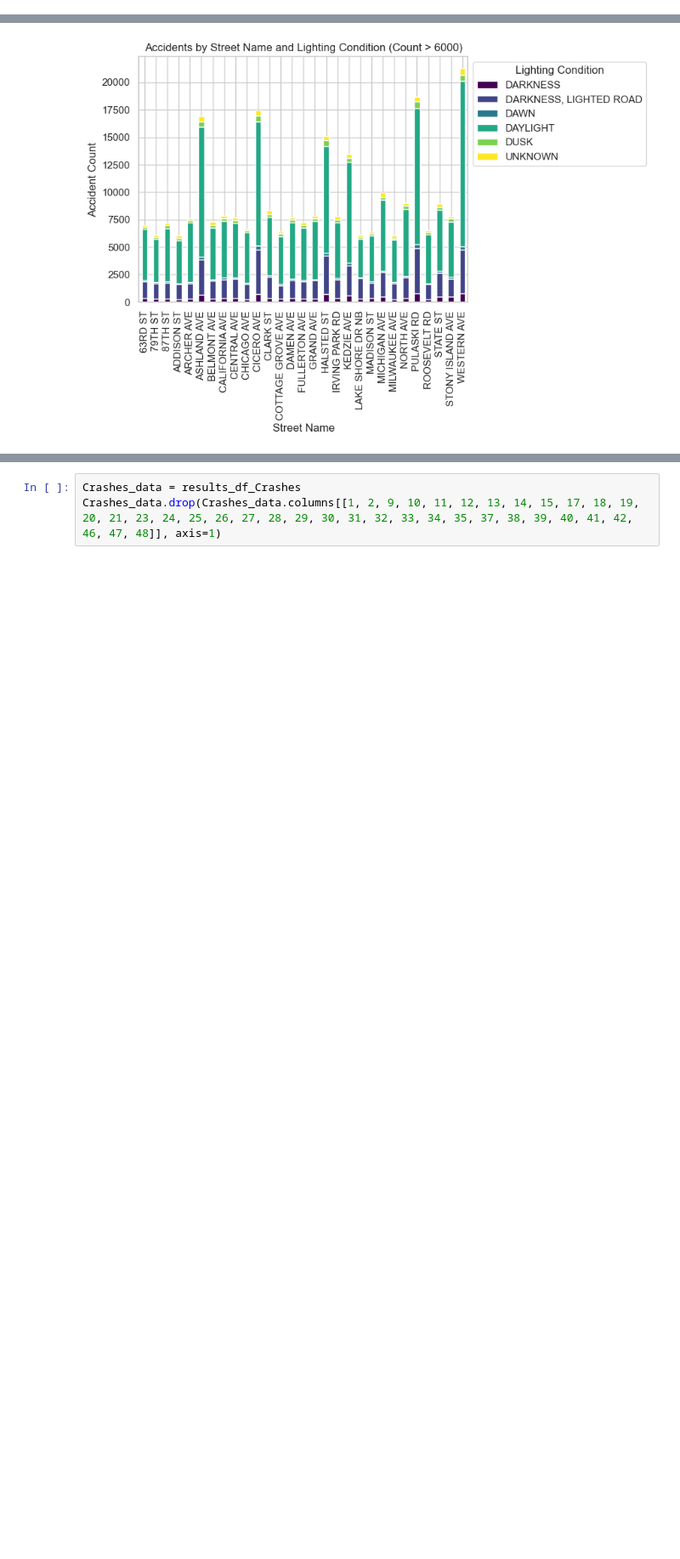
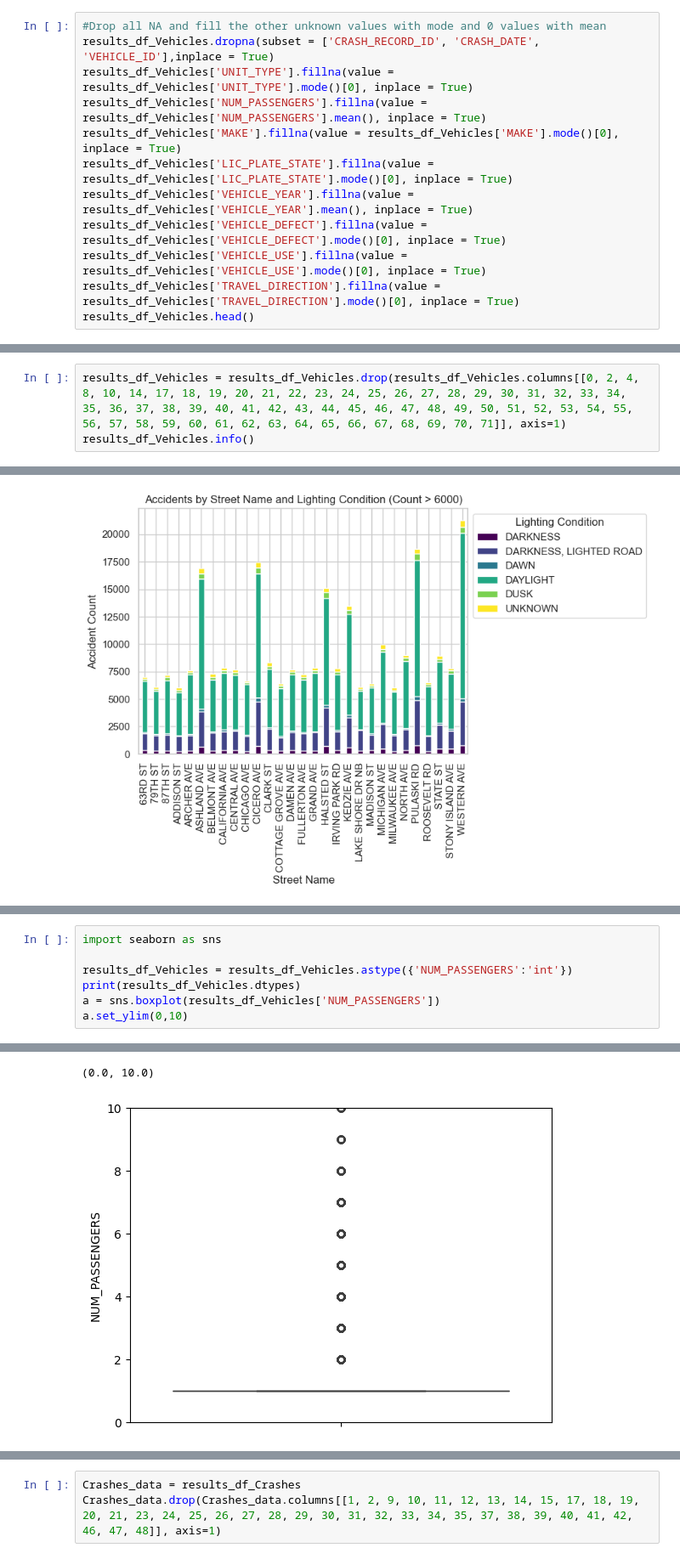
Before and after one commit to uic-cs418-traffic-crash-prediction/cs-418-traffic-crash-prediction, a Jupyter notebook: data_analysis.ipynb, the cells around one changed output, grey strips where cells are left out. Shown at 85% size. Saved outputs shown, nothing was run; the diff lists cells and outputs as text; blank space fills up the shorter version.

```diff
--- a/data_analysis.ipynb
+++ b/data_analysis.ipynb
@@ -69,0 +107,12 @@ memory usage: 310.9+ MB
+# %%
+#Drop all NA and fill the other unknown values with mode and 0 values with mean
+results_df_Vehicles.dropna(subset = ['CRASH_RECORD_ID', 'CRASH_DATE', 'VEHICLE_ID'],inplace = True)
+results_df_Vehicles['UNIT_TYPE'].fillna(value = results_df_Vehicles['UNIT_TYPE'].mode()[0], inplace = True)
+results_df_Vehicles['NUM_PASSENGERS'].fillna(value = results_df_Vehicles['NUM_PASSENGERS'].mean(), inplace = True)
+results_df_Vehicles['MAKE'].fillna(value = results_df_Vehicles['MAKE'].mode()[0], inplace = True)
+results_df_Vehicles['LIC_PLATE_STATE'].fillna(value = results_df_Vehicles['LIC_PLATE_STATE'].mode()[0], inplace = True)
+results_df_Vehicles['VEHICLE_YEAR'].fillna(value = results_df_Vehicles['VEHICLE_YEAR'].mean(), inplace = True)
+results_df_Vehicles['VEHICLE_DEFECT'].fillna(value = results_df_Vehicles['VEHICLE_DEFECT'].mode()[0], inplace = True)
+results_df_Vehicles['VEHICLE_USE'].fillna(value = results_df_Vehicles['VEHICLE_USE'].mode()[0], inplace = True)
+results_df_Vehicles['TRAVEL_DIRECTION'].fillna(value = results_df_Vehicles['TRAVEL_DIRECTION'].mode()[0], inplace = True)
+results_df_Vehicles.head()
@@ -69,0 +127,3 @@ memory usage: 310.9+ MB
+# %%
+results_df_Vehicles = results_df_Vehicles.drop(results_df_Vehicles.columns[[0, 2, 4, 8, 10, 14, 17, 18, 19, 20, 21, 22, 23, 24, 25, 26, 27, 28, 29, 30, 31, 32, 33, 34, 35, 36, 37, 38, 39, 40, 41, 42, 43, 44, 45, 46, 47, 48, 49, 50, 51, 52, 53, 54, 55, 56, 57, 58, 59, 60, 61, 62, 63, 64, 65, 66, 67, 68, 69, 70, 71]], axis=1)
+results_df_Vehicles.info()
@@ -263,0 +352,8 @@ plt.show()
+# %%
+import seaborn as sns
+
+results_df_Vehicles = results_df_Vehicles.astype({'NUM_PASSENGERS':'int'})
+print(results_df_Vehicles.dtypes)
+a = sns.boxplot(results_df_Vehicles['NUM_PASSENGERS'])
+a.set_ylim(0,10)
+# %% [output]
@@ -263,0 +372,2 @@ plt.show()
+(0.0, 10.0)
+[figure, added]
```
Also changed, not shown: parts of 21 cells of this notebook.
